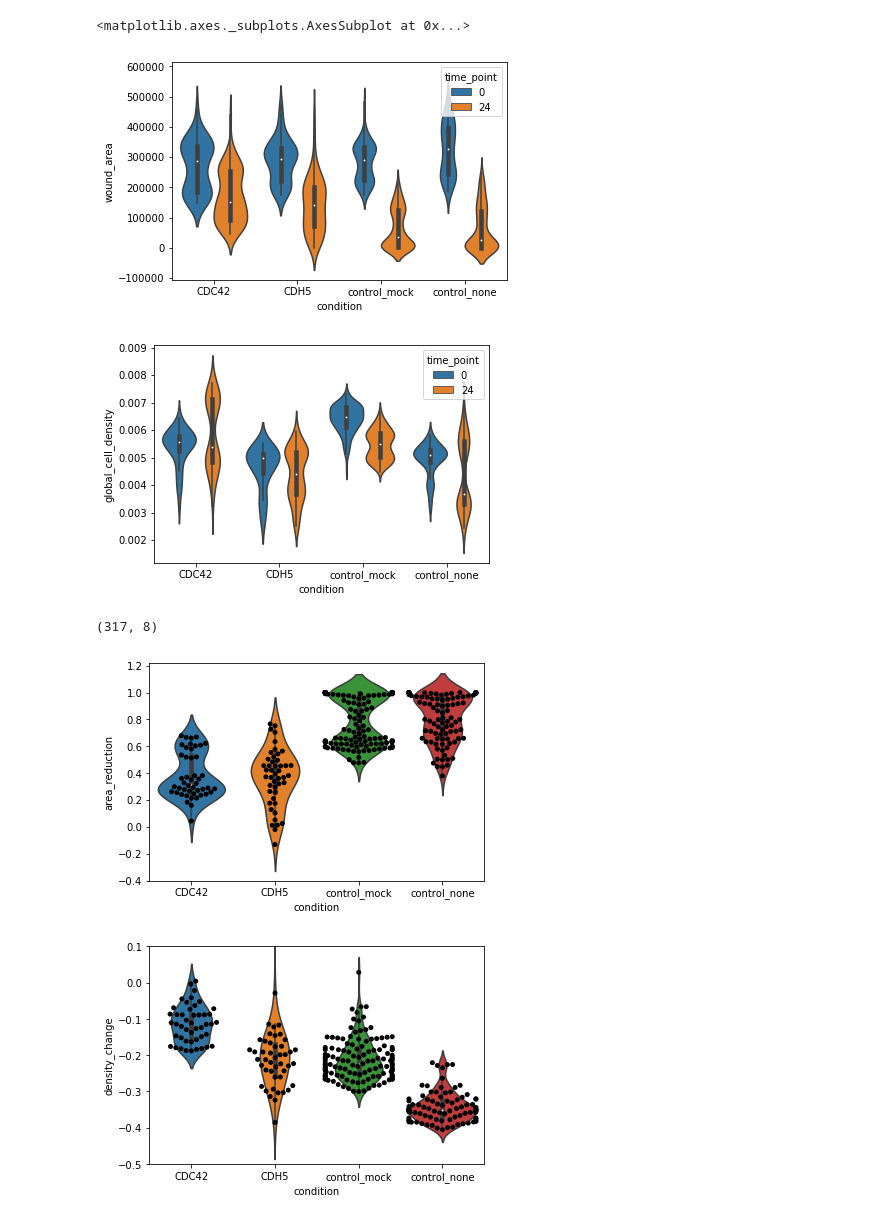
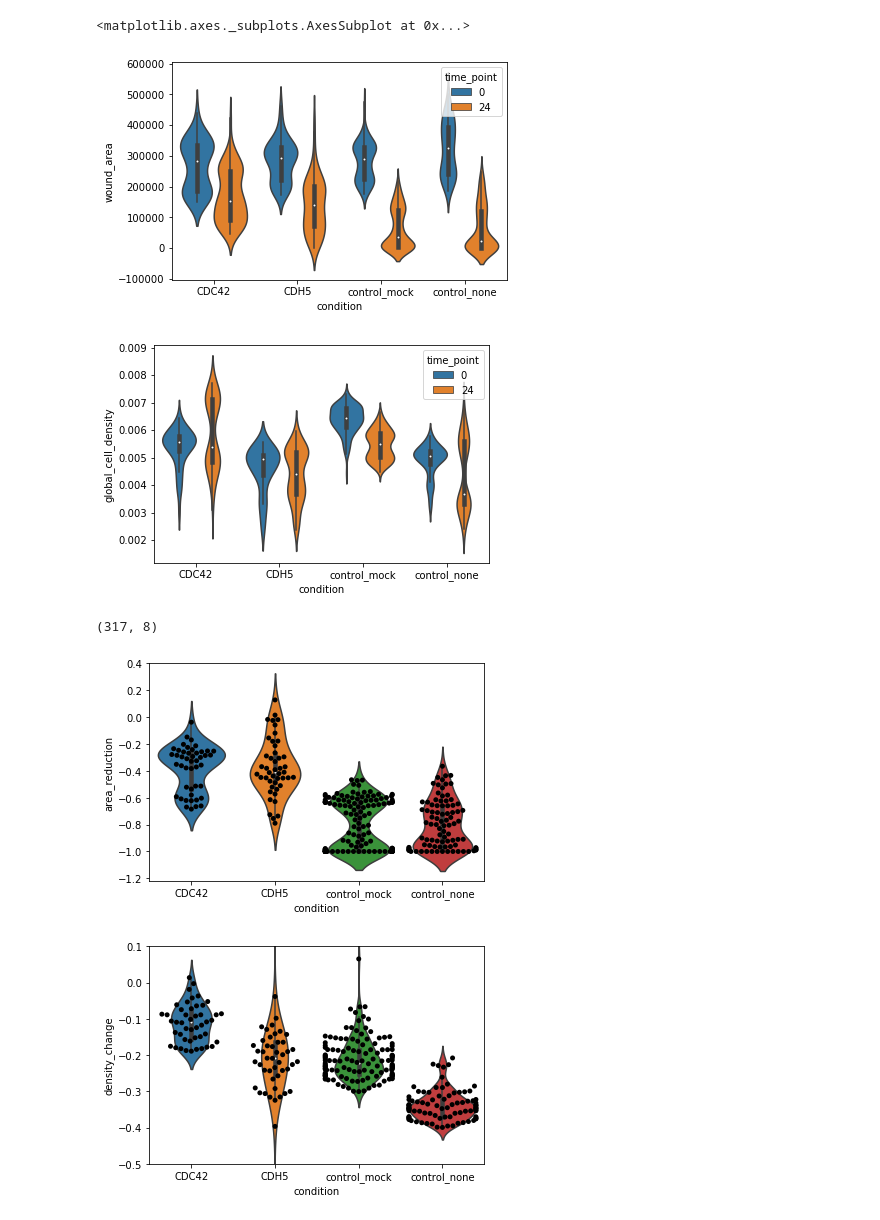
Before and after one commit to ver228/woundhealing, a Jupyter notebook: analyze/cell_density.ipynb, the cells around one changed output. Cells and saved outputs as stored; diff of their text form; code cells hidden in the pictures.

```diff
--- a/analyze/cell_density.ipynb
+++ b/analyze/cell_density.ipynb
@@ -8,7 +8,9 @@ import matplotlib.pylab as plt
 import seaborn as sns
 
 bn = 'woundhealing-v2-mix+Fwoundhealing+roi48_unet-simple_maxlikelihood_20190719_021908_adam_lr0.000256_wd0.0_batch256'
-results_dir = Path.home() / 'workspace/localization/predictions/woundhealing' / bn
+#results_dir = Path.home() / 'workspace/localization/predictions/woundhealing' / bn
+results_dir =  Path.home() / 'OneDrive - Nexus365/heba/WoundHealing/predictions/' / bn
+#results_dir =  Path.home() / 'OneDrive - Nexus365/heba/WoundHealing/predictions/' / bn
 src_file = save_name = results_dir / 'cell_density_data.p'
 
 with open(src_file, 'rb') as fid:
@@ -23,6 +25,6 @@ dist_from_wound = data['dist_from_wound']
 #CDC42 gene KD (this one affect migration): D01 and D12
 #CDH5 gene KD (this one affect cell-cell contact): E01 and E12
 
+
 #%%
 data_ctr = data_info[data_info['condition'] != 'unknown']
-data_ctr
@@ -96,8 +84,8 @@ plt.figure()
 sns.violinplot(x="condition", y="global_cell_density", hue="time_point", data = data_ctr, order = order)
 # %% [output]
 <matplotlib.axes._subplots.AxesSubplot at 0x...>
-[figure, old version]
+[figure, new version]
-[figure, old version]
+[figure, new version]
 # %%
 area_changes = []
 density_changes = []
@@ -117,7 +105,7 @@ for key, dat in data_ctr.groupby(['plate_id', 'well_id']):
         row = (*before_row[['plate_id', 'condition']],
                before_row['wound_area'],
                after_row['wound_area'],
-               (before_row['wound_area'] - after_row['wound_area'])/before_row['wound_area'],
+               (after_row['wound_area'] - before_row['wound_area'])/before_row['wound_area'],
                before_row['global_cell_density'],
                after_row['global_cell_density'],
                (after_row['global_cell_density'] - before_row['global_cell_density'])/before_row['global_cell_density'],
@@ -129,35 +117,35 @@ for key, dat in data_ctr.groupby(['plate_id', 'well_id']):
 
 
 area_changes = pd.DataFrame(area_changes, columns = ['plate_id',
                                                      'condition',
                                                      'area_t0',
                                                      'area_t24',
                                                      'area_reduction',
                                                      'cell_density_t0',
                                                      'cell_density_t24',
                                                      'density_change',
                                                      ])
 
 densities = np.array(densities)
 
 
 
 
 plt.figure()
 sns.violinplot(x="condition", y="area_reduction", data = area_changes, order = order)
 sns.swarmplot(x="condition", y="area_reduction", color = 'k', data = area_changes, order = order)
 
 
 plt.figure()
 sns.violinplot(x="condition", y="density_change", data = area_changes, order = order)
 sns.swarmplot(x="condition", y="density_change", color = 'k', data = area_changes, order = order)
 plt.ylim(-0.5, 0.1)
 
 print(area_changes.shape)
 # %% [output]
 (317, 8)
-[figure, old version]
+[figure, new version]
-[figure, old version]
+[figure, new version]
 # %%
 fig, axs = plt.subplots(2, 2, sharex = True, sharey = True, figsize = (10, 10))
 axs = axs.flatten()
```
Also changed, not shown: parts of 5 cells of this notebook, 8 other files.
